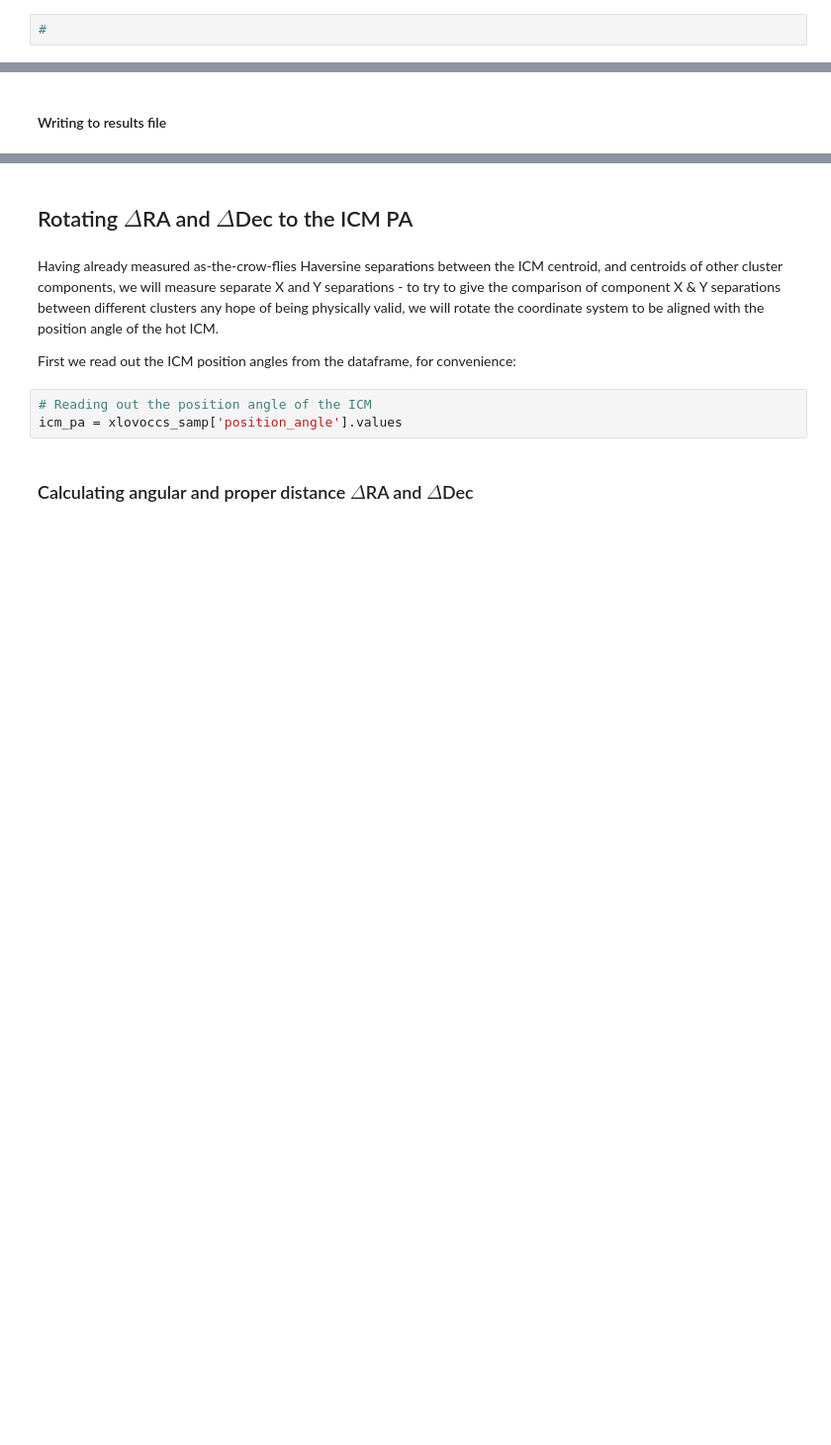
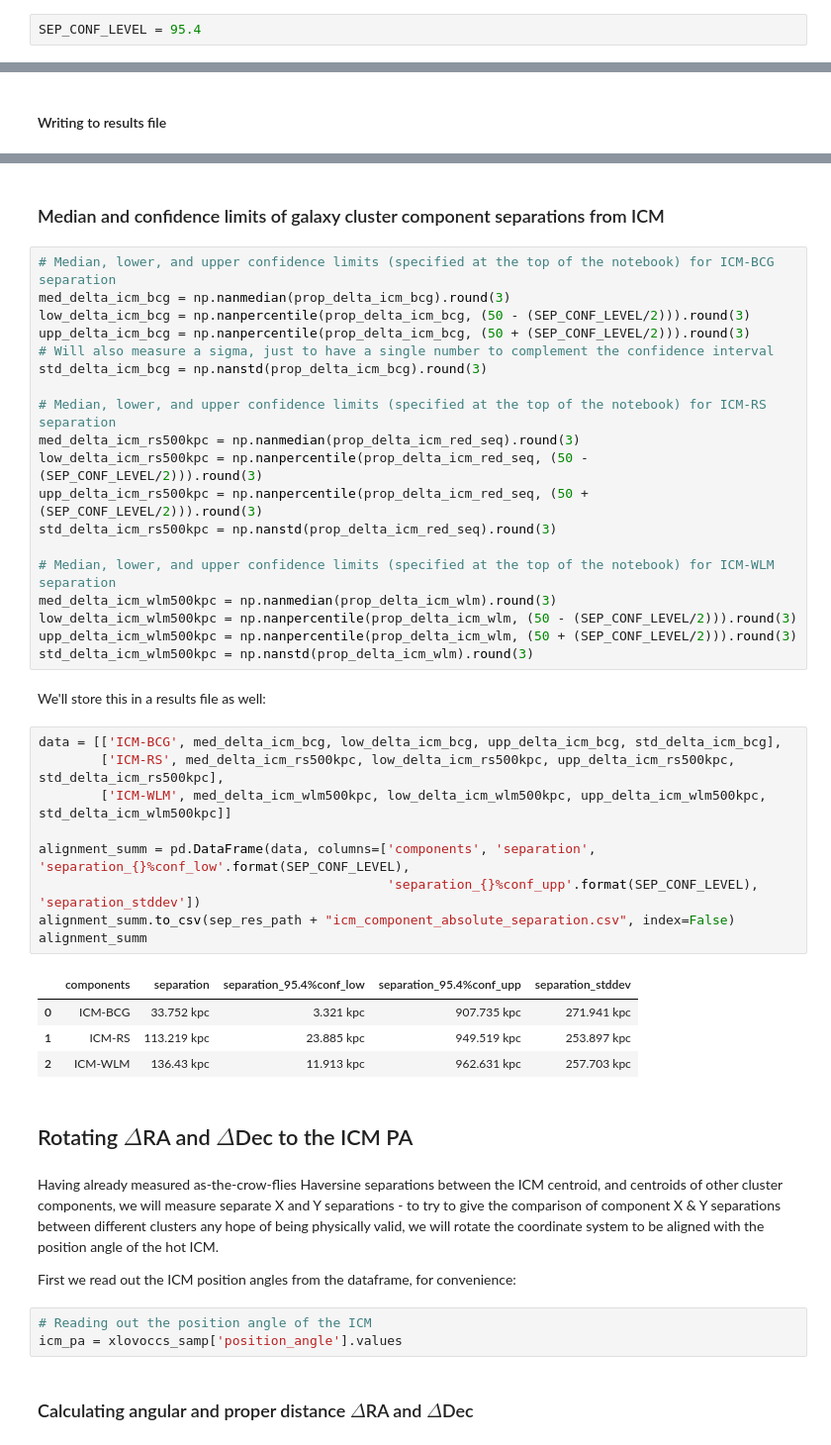
Before and after one commit to LoVoCCS/X-LoVoCCS-Analyses, a Jupyter notebook: notebooks/positions_and_morphology/compare_xray_bcg_redseq_mass_centroid.ipynb, the cells around one changed output, grey strips where cells are left out. Shown at 99% size. Cells and saved outputs as stored; diff of their text form; blank space fills up the shorter version.

Commit message:
Saved the median, upp/low conf lim, and stddev values of the separation distribution - closes issue #57

```diff
--- a/notebooks/positions_and_morphology/compare_xray_bcg_redseq_mass_centroid.ipynb
+++ b/notebooks/positions_and_morphology/compare_xray_bcg_redseq_mass_centroid.ipynb
@@ -39,7 +39,7 @@ from xga.sourcetools.misc import ang_to_rad
 # %% [markdown]
 Here we set up any values that are useful to several parts of the analysis in this notebook, and that we might wish to change in the future:
 # %%
-#
+SEP_CONF_LEVEL = 95.4
 # %% [markdown]
 ## Output paths
 # %% [markdown]
@@ -412,3 +412,40 @@ frac_sep_within_summ
+# %% [markdown]
+### Median and confidence limits of galaxy cluster component separations from ICM
+# %%
+# Median, lower, and upper confidence limits (specified at the top of the notebook) for ICM-BCG separation
+med_delta_icm_bcg = np.nanmedian(prop_delta_icm_bcg).round(3)
+low_delta_icm_bcg = np.nanpercentile(prop_delta_icm_bcg, (50 - (SEP_CONF_LEVEL/2))).round(3)
+upp_delta_icm_bcg = np.nanpercentile(prop_delta_icm_bcg, (50 + (SEP_CONF_LEVEL/2))).round(3)
+# Will also measure a sigma, just to have a single number to complement the confidence interval
+std_delta_icm_bcg = np.nanstd(prop_delta_icm_bcg).round(3)
+
+# Median, lower, and upper confidence limits (specified at the top of the notebook) for ICM-RS separation
+med_delta_icm_rs500kpc = np.nanmedian(prop_delta_icm_red_seq).round(3)
+low_delta_icm_rs500kpc = np.nanpercentile(prop_delta_icm_red_seq, (50 - (SEP_CONF_LEVEL/2))).round(3)
+upp_delta_icm_rs500kpc = np.nanpercentile(prop_delta_icm_red_seq, (50 + (SEP_CONF_LEVEL/2))).round(3)
+std_delta_icm_rs500kpc = np.nanstd(prop_delta_icm_red_seq).round(3)
+
+# Median, lower, and upper confidence limits (specified at the top of the notebook) for ICM-WLM separation
+med_delta_icm_wlm500kpc = np.nanmedian(prop_delta_icm_wlm).round(3)
+low_delta_icm_wlm500kpc = np.nanpercentile(prop_delta_icm_wlm, (50 - (SEP_CONF_LEVEL/2))).round(3)
+upp_delta_icm_wlm500kpc = np.nanpercentile(prop_delta_icm_wlm, (50 + (SEP_CONF_LEVEL/2))).round(3)
+std_delta_icm_wlm500kpc = np.nanstd(prop_delta_icm_wlm).round(3)
+# %% [markdown]
+We'll store this in a results file as well:
+# %%
+data = [['ICM-BCG', med_delta_icm_bcg, low_delta_icm_bcg, upp_delta_icm_bcg, std_delta_icm_bcg],
+        ['ICM-RS', med_delta_icm_rs500kpc, low_delta_icm_rs500kpc, upp_delta_icm_rs500kpc, std_delta_icm_rs500kpc],
+        ['ICM-WLM', med_delta_icm_wlm500kpc, low_delta_icm_wlm500kpc, upp_delta_icm_wlm500kpc, std_delta_icm_wlm500kpc]]
+
+alignment_summ = pd.DataFrame(data, columns=['components', 'separation', 'separation_{}%conf_low'.format(SEP_CONF_LEVEL),
+                                             'separation_{}%conf_upp'.format(SEP_CONF_LEVEL), 'separation_stddev'])
+alignment_summ.to_csv(sep_res_path + "icm_component_absolute_separation.csv", index=False)
+alignment_summ
+# %% [output]
+|  | components | separation | separation_95.4%conf_low | separation_95.4%conf_upp | separation_stddev |
+| 0 | ICM-BCG | 33.752 kpc | 3.321 kpc | 907.735 kpc | 271.941 kpc |
+| 1 | ICM-RS | 113.219 kpc | 23.885 kpc | 949.519 kpc | 253.897 kpc |
+| 2 | ICM-WLM | 136.43 kpc | 11.913 kpc | 962.631 kpc | 257.703 kpc |
 # %% [markdown]
 ## Rotating $\Delta$RA and $\Delta$Dec to the ICM PA
 # %% [markdown]
```
Also changed, not shown: parts of 24 cells of this notebook.
